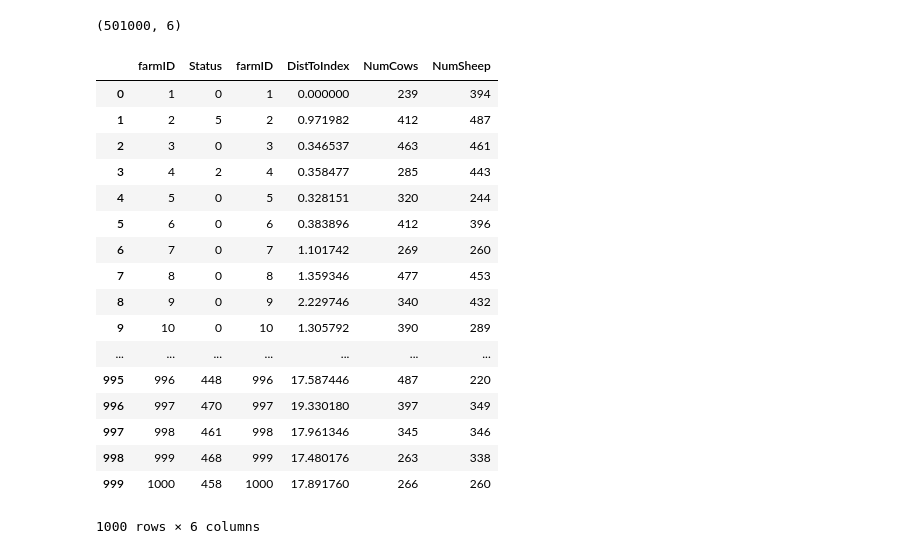
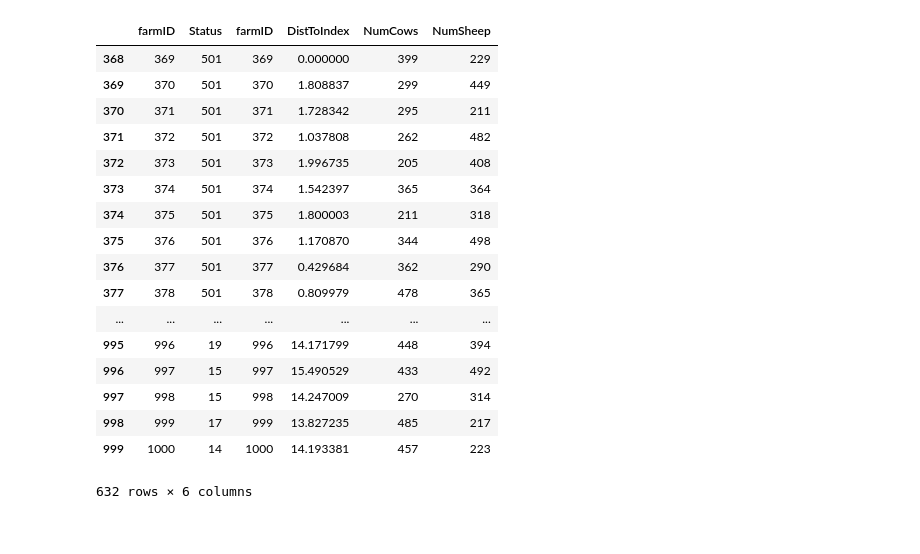
Before and after one commit to slakkur1/AMFMDIdeas, a Jupyter notebook: BayesianModelTightClusterAndRandSize.ipynb, the cells around one changed output. Cells and saved outputs as stored; diff of their text form; code cells hidden in the pictures.

Commit message:
Got rid of Culling

```diff
--- a/BayesianModelTightClusterAndRandSize.ipynb
+++ b/BayesianModelTightClusterAndRandSize.ipynb
@@ -42,5 +38,5 @@ plt.show()
 # %%
-def Outbreaks(Size,N,Y0,farms,start,end,x,y,Cows,Sheep,Maxtime=1000):
+def Outbreaks(Size,N,Y0,farms,end,x,y,Cows,Sheep,Maxtime=1000):
     #This is an attempt of converting the Matlab Program 7.6 Code into Python
     import numpy as np
     import pandas as pd
@@ -124,7 +120,7 @@ def Outbreaks(Size,N,Y0,farms,start,end,x,y,Cows,Sheep,Maxtime=1000):
 
     def Iterate(Status, x, y, Suscept, Transmiss, grid, first_in_grid, last_in_grid, Num, MaxRate):
         Event = 0*Status
-        INF = np.where(np.logical_and(Status>5, Status<=12))[0]
+        INF = np.where(Status>5)[0]
         NI = INF.size # Note reported farms still infectious
         IGrids = grid[INF]-1
 
@@ -164,9 +160,9 @@ def Outbreaks(Size,N,Y0,farms,start,end,x,y,Cows,Sheep,Maxtime=1000):
         # Evolve the infection process of those farms which have been exposed and already infectious ones.
         Status[Status > 0] += 1
         Status = Status + Event
-        m=np.where(Status==13); # Initiate Ring Culling Around Reported Farm
-        for i in range(len(m)):
-            Status[m[i]]=-1;
+        #m=np.where(Status==13); # Initiate Ring Culling Around Reported Farm
+        #for i in range(len(m)):
+        #    Status[m[i]]=-1;
         return {'Status':Status,'NI':NI}
 
     S=[]
@@ -180,16 +176,16 @@ def Outbreaks(Size,N,Y0,farms,start,end,x,y,Cows,Sheep,Maxtime=1000):
     t.append(0)
     results = np.c_[np.array([1]*N),np.arange(1,N+1),np.array([0]*N)]
 
-    while(np.logical_and(t[-1]<Maxtime, IterateFlag)):
+    while(np.logical_and(t[-1]<end, IterateFlag)):
         Status=Iterate(Status, x, y, Suscept, Transmiss, grid, first_in_grid, last_in_grid, Num, MaxRate)['Status']
-        Sus=np.where(Status==0)[0]; Exp=np.where(np.logical_and(Status>0, Status<=5))[0]; Inf=np.where(np.logical_and(Status>5, Status<=9))[0];
-        Rep=np.where(Status>9)[0]; Culled=np.where(Status<0)[0];
-        S.append(len(Sus)); E.append(len(Exp)); I.append(len(Inf)); R.append(len(np.where(Status==10))); R2.append(len(Rep));CullSheep.append(np.sum(Sheep[Culled])); CullCattle.append(np.sum(Cows[Culled]))
+        Sus=np.where(Status==0)[0]; Exp=np.where(np.logical_and(Status>0, Status<=5))[0]; Inf=np.where(Status>5)[0];
+
+        S.append(len(Sus)); E.append(len(Exp)); I.append(len(Inf));
         t.append(t[i-2]+1);i+=1;
 
         #This is how I stop the simulation (all farms are infected)
         if t[-1]>5:
-            if (E[-4]+I[-4]+R2[-4]==0):
+            if np.logical_or((E[-4]+I[-4]==0),len(I) == N):
                 IterateFlag=0
         from scipy.stats import itemfreq
         sim_num = np.array([i-1]*N)
@@ -202,13 +198,12 @@ def Outbreaks(Size,N,Y0,farms,start,end,x,y,Cows,Sheep,Maxtime=1000):
     #Extract rows relating to timepoint of interest
     no_this = this[this[:,0]==end]
     #turn status to an indicator
-    Status_ind = (np.logical_and(no_this[:,2]>5,no_this[:,2]<13)).astype(int)
+    Status_ind = (no_this[:,2]>5).astype(int)
     #Calculate distance to index farm - first infected is first in list of coords
     coords = list(zip(x,y))
-    index = np.array((coords[0][0],coords[0][1]))
+    index = np.array((coords[368][0],coords[368][1]))
     dist = []
-    dist.append(0)
-    for i in range(1,N):
+    for i in range(0,N):
         b = np.array((coords[i][0],coords[i][1]))
         dist.append(np.linalg.norm(b-index))
     to_return = np.c_[no_this[:,1],Status_ind,dist,Cows,Sheep]
@@ -223,10 +218,10 @@ np.random.seed(15)
 Cows = np.array([randint(200,500) for p in range(N)])
 np.random.seed(16)
 Sheep = np.array([randint(200,500) for p in range(N)])
-Outbreak = Outbreaks(Size=Size,N=N,Y0=1,farms = np.arange(1,N+1),start=20,end=30,x=x,y=y,Cows=Cows,Sheep=Sheep)
+Outbreak = Outbreaks(Size=Size,N=N,Y0=1,farms = np.arange(1,N+1),end=20,x=x,y=y,Cows=Cows,Sheep=Sheep)
 Num_outbreaks = 500
 for i in range(Num_outbreaks):
-    new_Outbreak = np.r_[Outbreak,Outbreaks(Size=Size,N=N,Y0=1,farms = np.arange(1,N+1),start=20,end=30,x=x,y=y,Cows=Cows,Sheep=Sheep)]
+    new_Outbreak = np.r_[Outbreak,Outbreaks(Size=Size,N=N,Y0=1,farms = np.arange(1,N+1),end=20,x=x,y=y,Cows=Cows,Sheep=Sheep)]
     Outbreak = new_Outbreak
 run = np.ravel(list([i]*N for i in range(1,Num_outbreaks+2)))
 data = np.c_[run,Outbreak]
@@ -235,6 +230,4 @@ data = np.c_[run,Outbreak]
 import pandas as pd
 df = pd.DataFrame(data)
 df.columns = ['run','farmID','Status','DistToIndex','NumCows','NumSheep']
-df.shape
+long_tight_clust_rand_size = df
-# %% [output]
-(501000, 6)
@@ -241,33 +236,33 @@ df.shape
 # %%
 #Group by farmID then add across farmIDs
 farm_Status = df[['Status']].groupby(df.farmID)
 sum_Status = farm_Status.agg(np.sum)
 #Get rid of hierarchical header for data merge
 sum_Status.columns = sum_Status.columns.get_level_values(0)
 sum_Status2 = pd.DataFrame(sum_Status).reset_index()
 #Add rest of data covariates
 subset = df[:1000][['farmID','DistToIndex','NumCows','NumSheep']]
 tight_clust_rand_size = pd.concat([sum_Status2, subset], axis=1, join_axes=[subset.index])
-tight_clust_rand_size
+tight_clust_rand_size[368:]
 # %% [output]
 |  | farmID | Status | farmID | DistToIndex | NumCows | NumSheep |
-| 0 | 1 | 0 | 1 | 0.000000 | 239 | 394 |
-| 1 | 2 | 5 | 2 | 0.971982 | 412 | 487 |
-| 2 | 3 | 0 | 3 | 0.346537 | 463 | 461 |
-| 3 | 4 | 2 | 4 | 0.358477 | 285 | 443 |
-| 4 | 5 | 0 | 5 | 0.328151 | 320 | 244 |
-| 5 | 6 | 0 | 6 | 0.383896 | 412 | 396 |
-| 6 | 7 | 0 | 7 | 1.101742 | 269 | 260 |
-| 7 | 8 | 0 | 8 | 1.359346 | 477 | 453 |
-| 8 | 9 | 0 | 9 | 2.229746 | 340 | 432 |
-| 9 | 10 | 0 | 10 | 1.305792 | 390 | 289 |
+| 368 | 369 | 501 | 369 | 0.000000 | 399 | 229 |
+| 369 | 370 | 501 | 370 | 1.808837 | 299 | 449 |
+| 370 | 371 | 501 | 371 | 1.728342 | 295 | 211 |
+| 371 | 372 | 501 | 372 | 1.037808 | 262 | 482 |
+| 372 | 373 | 501 | 373 | 1.996735 | 205 | 408 |
+| 373 | 374 | 501 | 374 | 1.542397 | 365 | 364 |
+| 374 | 375 | 501 | 375 | 1.800003 | 211 | 318 |
+| 375 | 376 | 501 | 376 | 1.170870 | 344 | 498 |
+| 376 | 377 | 501 | 377 | 0.429684 | 362 | 290 |
+| 377 | 378 | 501 | 378 | 0.809979 | 478 | 365 |
 | ... | ... | ... | ... | ... | ... | ... |
-| 995 | 996 | 448 | 996 | 17.587446 | 487 | 220 |
-| 996 | 997 | 470 | 997 | 19.330180 | 397 | 349 |
-| 997 | 998 | 461 | 998 | 17.961346 | 345 | 346 |
-| 998 | 999 | 468 | 999 | 17.480176 | 263 | 338 |
-| 999 | 1000 | 458 | 1000 | 17.891760 | 266 | 260 |
+| 995 | 996 | 19 | 996 | 14.171799 | 448 | 394 |
+| 996 | 997 | 15 | 997 | 15.490529 | 433 | 492 |
+| 997 | 998 | 15 | 998 | 14.247009 | 270 | 314 |
+| 998 | 999 | 17 | 999 | 13.827235 | 485 | 217 |
+| 999 | 1000 | 14 | 1000 | 14.193381 | 457 | 223 |
-1000 rows × 6 columns
+632 rows × 6 columns
 # %%
 #Save (or pickle) the dataset for future use
 tight_clust_rand_size.to_pickle('/Users/sandyalakkur/Documents/GradSchool/Research/AMFMDIdeas/tight_clust_rand_size.pkl')
```
Also changed, not shown: parts of 19 cells of this notebook.
